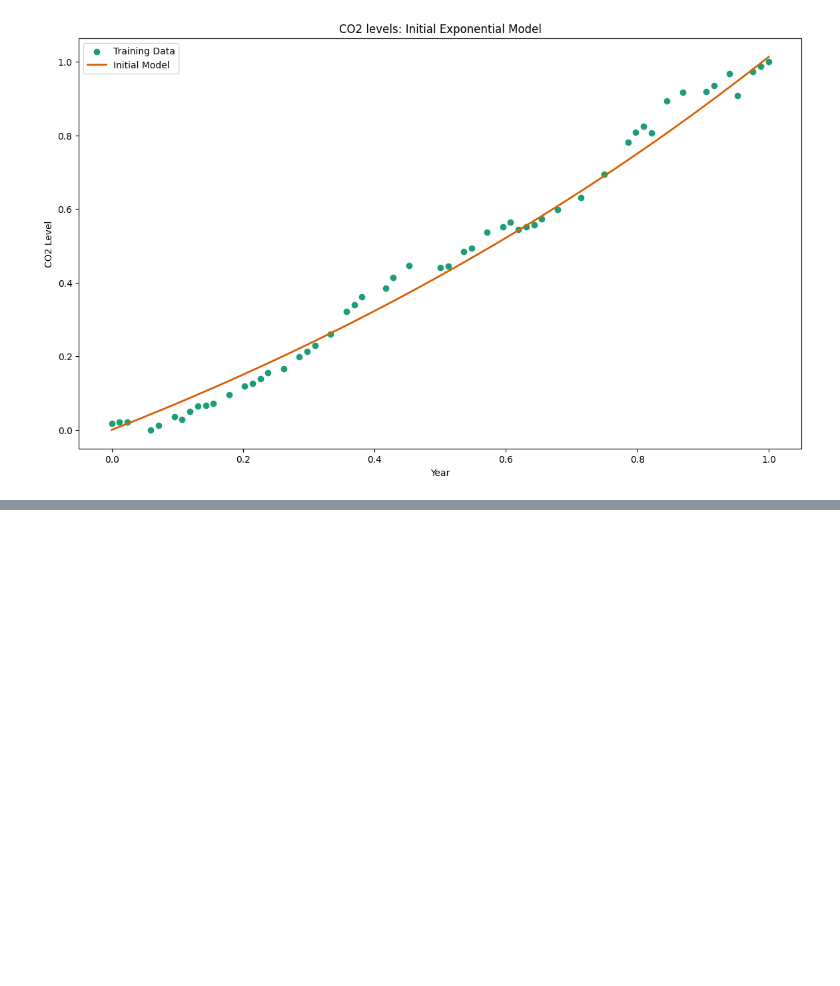
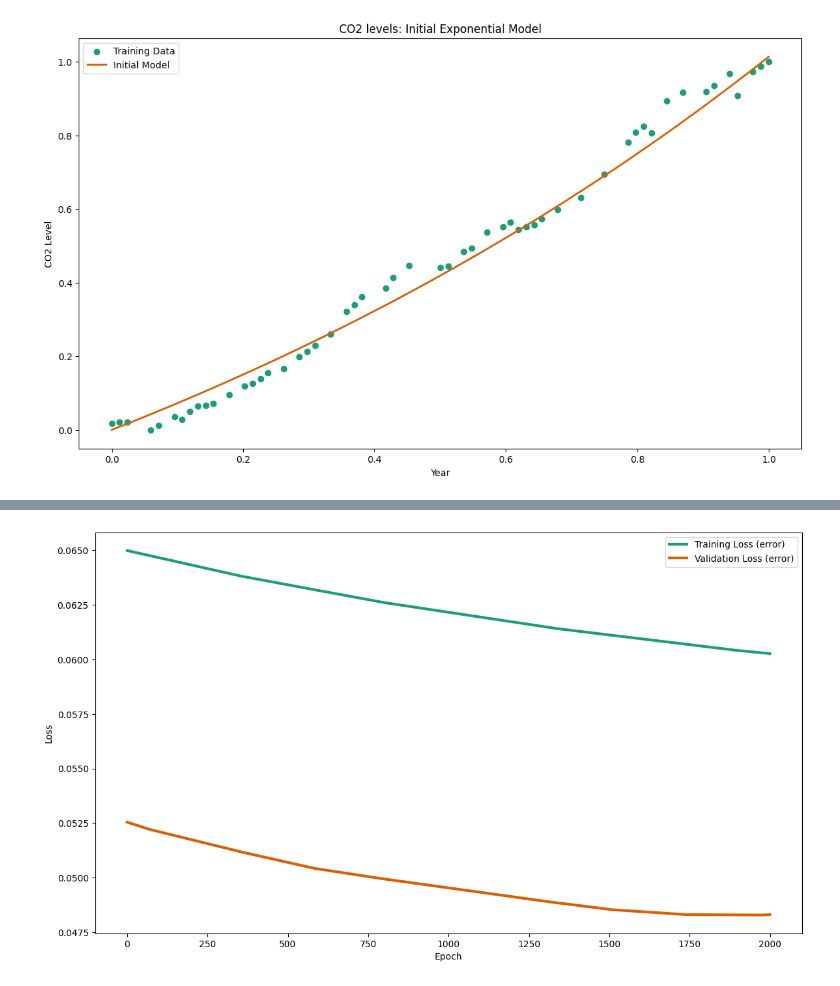
Before and after one commit to SepehrAkbari/LFC-courses, a Jupyter notebook: CSCI-240/Project-3/Main/Main.ipynb, the cells around one changed output, grey strips where cells are left out. Drawn from its saved outputs; the diff is of its cells as text; code cells hidden in the pictures; blank space fills up the shorter version.

```diff
--- a/CSCI-240/Project-3/Main/Main.ipynb
+++ b/CSCI-240/Project-3/Main/Main.ipynb
@@ -268,0 +364,35 @@ plt.show()
+# %%
+# Epoch data
+training_loss = []
+validation_loss = []
+
+# Training loop
+for epoch in range(epochs):
+    y_pred_train = sinModel(a, b, c, d, x_train)
+
+    da = np.mean(np.sign(y_pred_train - y_train) * np.sin(b * x_train + c))
+    db = np.mean(np.sign(y_pred_train - y_train) * a * x_train * np.cos(b * x_train + c))
+    dc = np.mean(np.sign(y_pred_train - y_train) * a * np.cos(b * x_train + c))
+    dd = np.mean(np.sign(y_pred_train - y_train))
+
+    a = m - learning_rate * da
+    b = b - learning_rate * db
+    c = c - learning_rate * dc
+    d = d - learning_rate * dc
+
+    y_pred_train = sinModel(a, b, c, d, x_train)
+    loss = np.mean(np.abs(y_pred_train - y_train))
+    training_loss.append(loss)
+
+    y_pred_val = sinModel(a, b, c, d, x_val)
+    val_loss = np.mean(np.abs(y_pred_val - y_val))
+    validation_loss.append(val_loss)
+
+    if epoch % 100 == 0:
+        print(f'Epoch {epoch}: loss = {loss}')
+
+# Print final loss and parameters
+print("---------------------------------------")
+print(f'Final Training Loss: {sinError(m, b, c, d, x_train, y_train)}')
+print(f'Final Validation Loss: {sinError(m, b, c, d, x_val, y_val)}')
+print(f'a: {a}, b: {b}, c: {c}, d: {d}')
@@ -268,0 +417,10 @@ plt.show()
+# %%
+plt.figure(figsize = (14, 8))
+plt.plot(training_loss, label='Training Loss (error)', linewidth = 3, color = '#1b9e77')
+plt.plot(validation_loss, label='Validation Loss (error)', linewidth = 3, color = '#d95f02')
+plt.xlabel('Epoch')
+plt.ylabel('Loss')
+plt.legend()
+plt.show()
+# %% [output]
+[figure, added]
```
Also changed, not shown: parts of 45 cells of this notebook.
